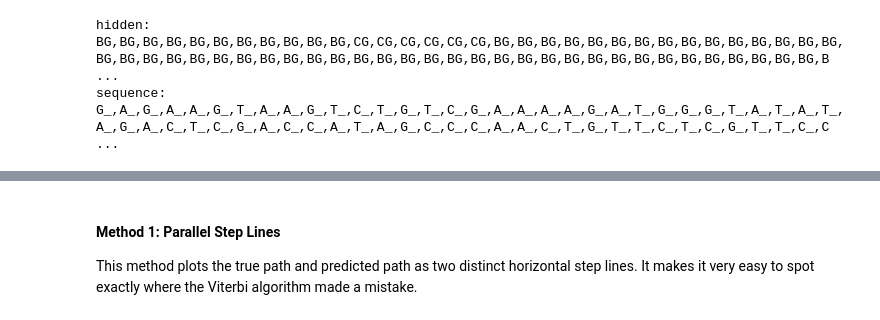
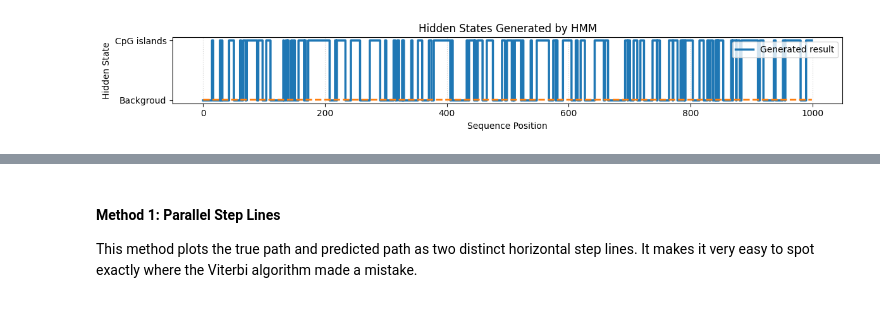
Before and after one commit to yenyen1/sequences-repeat-region-analysis, a Jupyter notebook: 02_hidden_markov_model.ipynb, the cells around one changed output, grey strips where cells are left out. Saved outputs shown, nothing was run; the diff lists cells and outputs as text; code cells hidden in the pictures.

```diff
--- a/02_hidden_markov_model.ipynb
+++ b/02_hidden_markov_model.ipynb
@@ -155,18 +176,29 @@ def hmm_generator(
+# %%
+def run_cpg_test(length: int) -> tuple:
+    states = ["BG", "CG"]
+    bases = ["A", "C", "G", "T"]
+    trans = np.array([[0.85, 0.15], [0.15, 0.85]])
+    emis = np.array([[0.25, 0.25, 0.25, 0.25], [0.10, 0.40, 0.40, 0.10]])
+    pi = np.array([0.90, 0.10])
+    return hmm_generator(1000, states, bases, trans, emis, pi)
+
+
+def get_hidden_indices(hidden_path: list) -> NDArray:
+    state_map = {state: idx for idx, state in enumerate(["BG", "CG"])}
+    return np.array([state_map.get(s) for s in hidden_path])
 # %%
-state_size = ["BG", "CG"]
-bases = ["A", "C", "G", "T"]
+hidden_path, observed_sequence = run_cpg_test(1000)
+generated = get_hidden_indices(hidden_path)
+empty = np.array([0] * len(hidden_path))
 
-transition = np.array([[0.95, 0.05], [0.15, 0.85]])
-emission = np.array([[0.25, 0.25, 0.25, 0.25], [0.10, 0.40, 0.40, 0.10]])
-pi = np.array([0.90, 0.10])
-
-hidden_path, observed_sequence = hmm_generator(
-    100, state_size, bases, transition, emission, pi
+draw_parallel_step_lines(
+    generated,
+    empty,
+    figsize=(12, 2),
+    true_label="Generated result",
+    predict_label="",
+    subtitle="Hidden States Generated by HMM",
+    y_labels=["Backgroud", "CpG islands"],
 )
-
-
-print(f"hidden:   {','.join(hidden_path)}")
-print(f"sequence: {'_,'.join(observed_sequence)}")
 # %% [output]
-hidden:   BG,BG,BG,BG,BG,BG,BG,BG,BG,BG,BG,CG,CG,CG,CG,CG,CG,BG,BG,BG,BG,BG,BG,BG,BG,BG,BG,BG,BG,BG,BG,BG,BG,BG,BG,BG,BG,BG,BG,BG,BG,BG,BG,BG,BG,BG,BG,BG,BG,BG,BG,BG,BG,BG,BG,BG,BG,BG,BG,BG,BG,BG,BG,B ...
-sequence: G_,A_,G_,A_,A_,G_,T_,A_,A_,G_,T_,C_,T_,G_,T_,C_,G_,A_,A_,A_,A_,G_,A_,T_,G_,G_,G_,T_,A_,T_,A_,T_,A_,G_,A_,C_,T_,C_,G_,A_,C_,C_,A_,T_,A_,G_,C_,C_,C_,A_,A_,C_,T_,G_,T_,T_,C_,T_,C_,G_,T_,T_,C_,C ...
+[figure, added]
```
Also changed, not shown: parts of 39 cells of this notebook, 4 other files.
